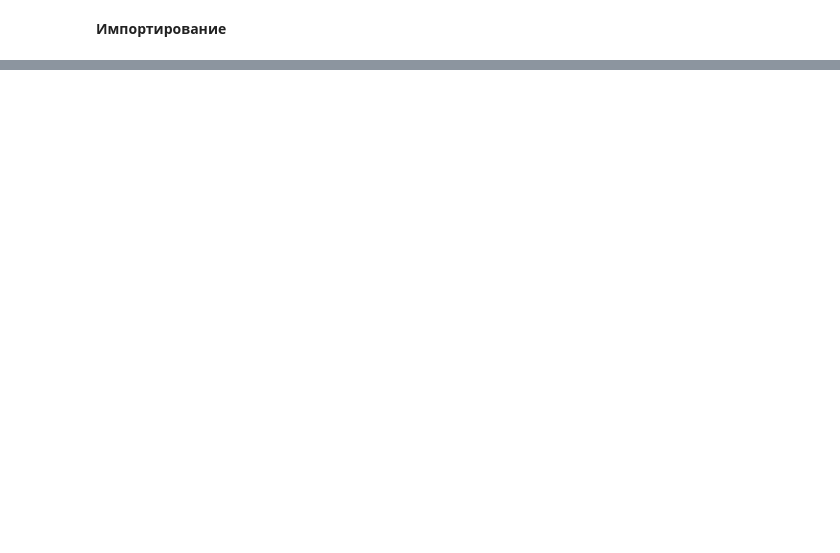
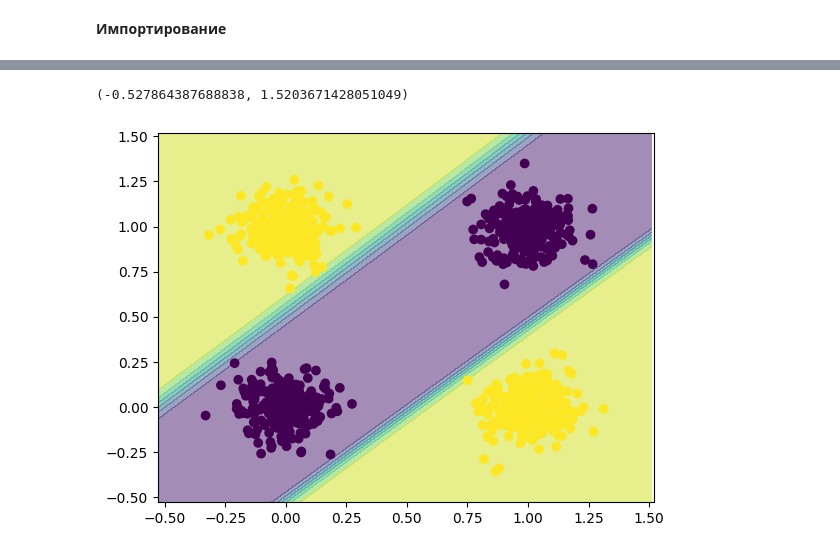
Before and after one commit to a-shirshov/DLIU, a Jupyter notebook: lab1.ipynb, the cells around one changed output, grey strips where cells are left out. Cells and saved outputs as stored; diff of their text form; code cells hidden in the pictures; blank space fills up the shorter version.

```diff
--- a/lab1.ipynb
+++ b/lab1.ipynb
@@ -63,0 +161,29 @@ torch.Size([500, 64])
+# %%
+X_diff = X.max() - X.min()
+X_left = X.min() - 0.1*X_diff
+X_right = X.max() + 0.1*X_diff
+grid = np.arange(X_left, X_right, 0.01)
+grid_width = grid.size
+surface = []
+# создаем точки по сетке
+for x1 in grid:
+    for x2 in grid:
+        surface.append((x1, x2))
+surface = np.array(surface)
+# получаем предсказания для всех точек
+with torch.no_grad():
+    Z = forward(torch.Tensor(surface)).detach().numpy()
+# меняем форму в виде двухмерного массива
+Z = Z.reshape(grid_width, grid_width)
+xx = surface[:, 0].reshape(grid_width, grid_width)
+yy = surface[:, 1].reshape(grid_width, grid_width)
+# рисуем разделяющие поверхности классов
+plt.contourf(xx, yy, Z, alpha=0.5)
+# рисуем обучающую выборку
+plt.scatter(X[:, 0], X[:, 1], c=output.detach().numpy()>0.5)
+# задаём границы отображения графика
+plt.xlim(X_left, X_right)
+plt.ylim(X_left, X_right)
+# %% [output]
+(-0.527864387688838, 1.5203671428051049)
+[figure, added]
```
Also changed, not shown: parts of 21 cells of this notebook, 3 other files.
